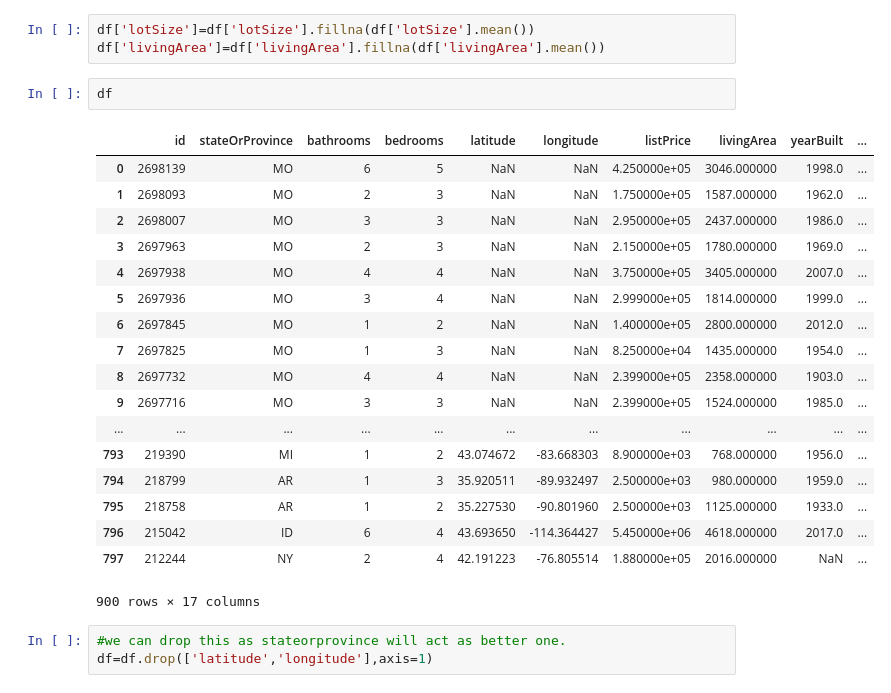
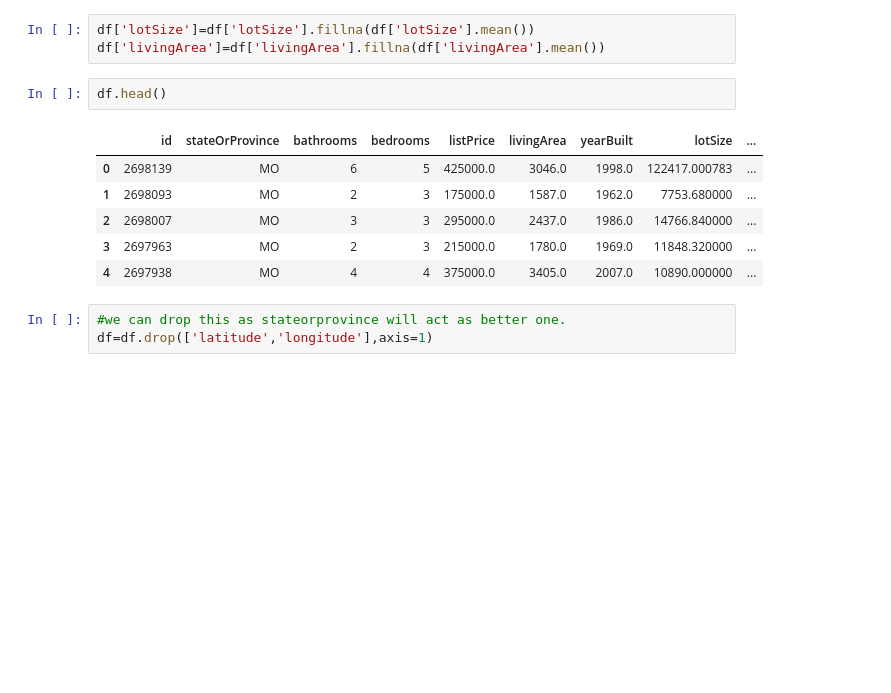
Before and after one commit to akarshsomani/nobbas, a Jupyter notebook: 1)data exploring.ipynb, the cells around one changed output. Saved outputs shown, nothing was run; the diff lists cells and outputs as text; blank space fills up the shorter version.

```diff
--- a/1)data exploring.ipynb
+++ b/1)data exploring.ipynb
@@ -424,26 +424,14 @@ lotside and living area can be considered as mean as it is the best option rathe
 df['lotSize']=df['lotSize'].fillna(df['lotSize'].mean())
 df['livingArea']=df['livingArea'].fillna(df['livingArea'].mean())
 # %%
-df
+df.head()
 # %% [output]
-|  | id | stateOrProvince | bathrooms | bedrooms | latitude | longitude | listPrice | livingArea | yearBuilt | ... |
-| 0 | 2698139 | MO | 6 | 5 | NaN | NaN | 4.250000e+05 | 3046.000000 | 1998.0 | ... |
-| 1 | 2698093 | MO | 2 | 3 | NaN | NaN | 1.750000e+05 | 1587.000000 | 1962.0 | ... |
-| 2 | 2698007 | MO | 3 | 3 | NaN | NaN | 2.950000e+05 | 2437.000000 | 1986.0 | ... |
-| 3 | 2697963 | MO | 2 | 3 | NaN | NaN | 2.150000e+05 | 1780.000000 | 1969.0 | ... |
-| 4 | 2697938 | MO | 4 | 4 | NaN | NaN | 3.750000e+05 | 3405.000000 | 2007.0 | ... |
-| 5 | 2697936 | MO | 3 | 4 | NaN | NaN | 2.999000e+05 | 1814.000000 | 1999.0 | ... |
-| 6 | 2697845 | MO | 1 | 2 | NaN | NaN | 1.400000e+05 | 2800.000000 | 2012.0 | ... |
-| 7 | 2697825 | MO | 1 | 3 | NaN | NaN | 8.250000e+04 | 1435.000000 | 1954.0 | ... |
-| 8 | 2697732 | MO | 4 | 4 | NaN | NaN | 2.399000e+05 | 2358.000000 | 1903.0 | ... |
-| 9 | 2697716 | MO | 3 | 3 | NaN | NaN | 2.399000e+05 | 1524.000000 | 1985.0 | ... |
-| ... | ... | ... | ... | ... | ... | ... | ... | ... | ... | ... |
-| 793 | 219390 | MI | 1 | 2 | 43.074672 | -83.668303 | 8.900000e+03 | 768.000000 | 1956.0 | ... |
-| 794 | 218799 | AR | 1 | 3 | 35.920511 | -89.932497 | 2.500000e+03 | 980.000000 | 1959.0 | ... |
-| 795 | 218758 | AR | 1 | 2 | 35.227530 | -90.801960 | 2.500000e+03 | 1125.000000 | 1933.0 | ... |
-| 796 | 215042 | ID | 6 | 4 | 43.693650 | -114.364427 | 5.450000e+06 | 4618.000000 | 2017.0 | ... |
-| 797 | 212244 | NY | 2 | 4 | 42.191223 | -76.805514 | 1.880000e+05 | 2016.000000 | NaN | ... |
+|  | id | stateOrProvince | bathrooms | bedrooms | listPrice | livingArea | yearBuilt | lotSize | ... |
+| 0 | 2698139 | MO | 6 | 5 | 425000.0 | 3046.0 | 1998.0 | 122417.000783 | ... |
+| 1 | 2698093 | MO | 2 | 3 | 175000.0 | 1587.0 | 1962.0 | 7753.680000 | ... |
+| 2 | 2698007 | MO | 3 | 3 | 295000.0 | 2437.0 | 1986.0 | 14766.840000 | ... |
+| 3 | 2697963 | MO | 2 | 3 | 215000.0 | 1780.0 | 1969.0 | 11848.320000 | ... |
+| 4 | 2697938 | MO | 4 | 4 | 375000.0 | 3405.0 | 2007.0 | 10890.000000 | ... |
-900 rows × 17 columns
 # %%
 #we can drop this as stateorprovince will act as better one.
 df=df.drop(['latitude','longitude'],axis=1)
```
Also changed, not shown: parts of 1 cell of this notebook, 2 other files.
